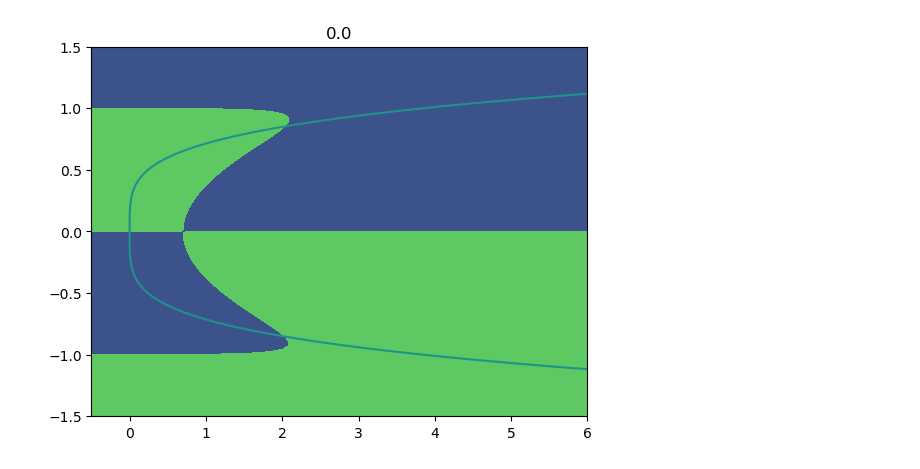
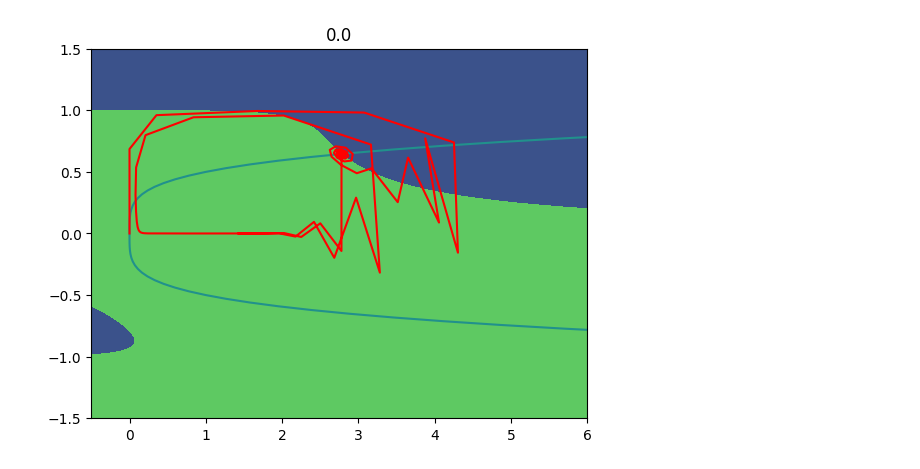
Before and after one commit to gerome-andry/BIO_inspired_RNN, a Jupyter notebook: BEFtest.ipynb, the cells around one changed output. Drawn from its saved outputs; the diff is of its cells as text; code cells hidden in the pictures.

Commit message:
added input and trajectories to phase plot

```diff
--- a/BEFtest.ipynb
+++ b/BEFtest.ipynb
@@ -5,30 +5,45 @@ from stimulus import *
 # %%
 #study parameters of interest
 
-def transition(hf, hs, pars):
+def transition(hf, hs, pars,input = 0):
     # size (B, V)
     a,b,c,d,e = pars['a'],pars['b'],pars['c'],pars['d'],pars['e']
-    hfn = hf * (1-c) + c*torch.tanh((a + b*hf**2 - hs)*hf) #0 input response
+    hfn = hf * (1-c) + c*torch.tanh(input  + (a + b*hf**2 - hs)*hf) #0 input response
     hsn = hs*(1-d) + d*(e*hf)**4
 
     return hfn, hsn
 
 hfs = torch.meshgrid(torch.linspace(-1.5,1.5, 100), torch.linspace(-.5,6,100), indexing = 'ij')
 hfs = torch.cat((hfs[0].unsqueeze(0), hfs[1].unsqueeze(0)))
+
+def pulse(t, begin , end):
+    return  np.heaviside(t - begin, 0) - np.heaviside(t - end, 0)
 # %%
-pars = {'a': 1.7,
-        'b': 2.5,
-        'c': .4,
-        'd': .03,
-        'e': 1.4
+pars = {'a': 2, # additive slow feedback bias
+        'b': 1, # multiplicative modulation bias
+        'c': 0.9, # speed of fast
+        'd': 0.1, # speed of slow
+        'e': 2  # impact of fast varibale on slow feedback
         }
+
+trajectory_times_steps = 200
+init_point_trajectory = [torch.tensor(0),torch.tensor(0)]
+
+input_amplitude = 1
+input_signal = pulse(np.arange(trajectory_times_steps),50,150)
 
 for a in torch.linspace(0,3,1):
     # pars['e'] = a
-    hfn, hsn = transition(hfs[0], hfs[1], pars)
+    hfn, hsn = transition(hfs[0], hfs[1], pars,input_amplitude)
     plt.contourf(hfs[1], hfs[0], hfn - hfs[0], 0)
     plt.contour(hfs[1], hfs[0], hsn - hfs[1], 0)
     plt.title(f'{a}')
+    trajectory = [init_point_trajectory]
+    for i in range(trajectory_times_steps):
+        next_fast, next_slow = transition(trajectory[-1][0], trajectory[-1][1], pars, input=input_signal[i])
+        trajectory.append([next_fast,next_slow])
+    trajectory = np.array(trajectory)
+    plt.plot(trajectory[:,1],trajectory[:,0], label = "trajectory",color = "r")
     plt.show()
 # %% [output]
-[figure, old version]
+[figure, new version]
```
